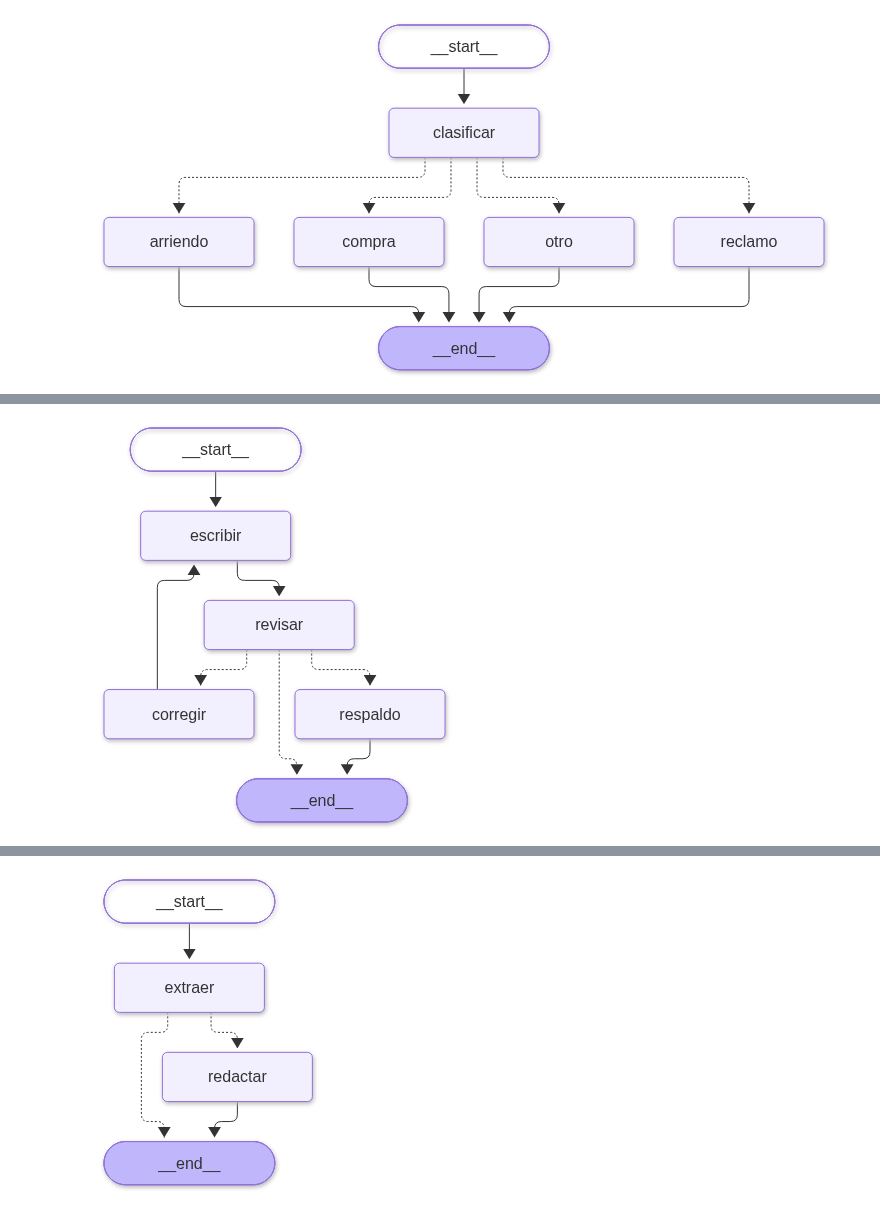
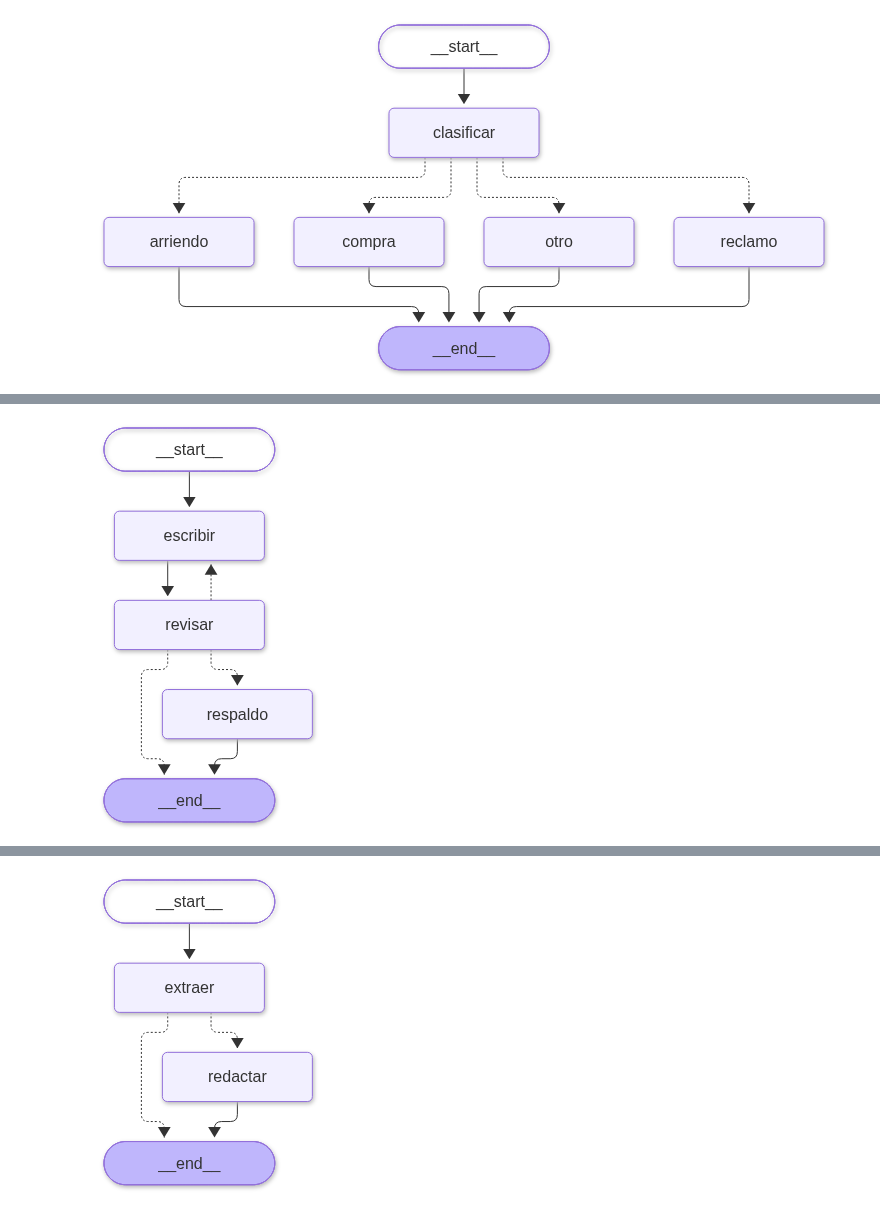
Before and after one commit to JeroHoyos/charla-agentica, a Jupyter notebook: practica/04_patrones.ipynb, the cells around one changed output, grey strips where cells are left out. Cells and saved outputs as stored; diff of their text form; code cells hidden in the pictures.

```diff
--- a/practica/04_patrones.ipynb
+++ b/practica/04_patrones.ipynb
@@ -259,72 +183,70 @@ La respuesta se revisa antes de salir y, si falla, vuelve al modelo con el error
 
 <img src="assets/diagramas/guardrail_salida.png" width="760"/>
 # %%
-class Anuncio(BaseModel):  # 1. Estructura: el esquema
-    titulo: str
-    texto: str
+import re
 
 
-def revisar_anuncio(anuncio: Anuncio) -> list[str]:
-    errores = []
-    if re.search(r"\d{3} \d{3} \d{4}", anuncio.texto):  # 2. Política: sin teléfonos personales
-        errores.append("No publiques teléfonos personales: di que escriban a la inmobiliaria.")
-    if len(anuncio.texto.split()) > 60:  # 3. Negocio: máximo 60 palabras
-        errores.append("El texto pasa de 60 palabras.")
-    return errores
+FICHA = """
+APARTAMENTO 101, LAURELES (MEDELLÍN)
+
+Precio:          380.000.000 pesos
+Administración:  420.000 pesos al mes
+Alcobas:         3
+Baños:           2
+Área:            92 m²
+Piso:            4, en un edificio sin ascensor construido en 1998
+Parqueadero:     cubierto
+Mascotas:        sí
+Cocina:          remodelada en 2023
+Reparaciones:    en 2024 se arregló una humedad en el baño social
+Asesora:         Mariana Restrepo, teléfono 300 123 4501
+"""
 
 
-REDACTOR = """Eres redactor inmobiliario.
-    - Escribe un anuncio con esta ficha.
-    - Incluye cómo contactar a la asesora."""
-
-
-class EstadoSalida(TypedDict):
-    mensajes: list
-    anuncio: Anuncio
-    errores: list[str]
+class Estado(TypedDict):
+    anuncio: str
+    error: str  # vacío si pasa
     intentos: int
 
 
-def escribir(estado: EstadoSalida):
-    anuncio = modelo.with_structured_output(Anuncio).invoke(estado["mensajes"])
-    return {"anuncio": anuncio, "intentos": estado.get("intentos", 0) + 1}
+def escribir(estado: Estado):
+    pedido = f"Escribe un anuncio corto con esta ficha e incluye cómo contactar a la asesora:\n{FICHA}"
+    if estado.get("error"):
+        pedido += f"\n\nCorrige este error: {estado['error']}"  # vuelve con el error
+    return {"anuncio": modelo.invoke(pedido).text, "intentos": estado["intentos"] + 1}
 
 
-def revisar(estado: EstadoSalida):
-    errores = revisar_anuncio(estado["anuncio"])
-    print(f"Intento {estado['intentos']}: {errores or 'pasa'}")
-    return {"errores": errores}
+def revisar(estado: Estado):
+    """Con código: el anuncio no puede llevar teléfonos."""
+    telefono = re.search(r"\d{3} \d{3} \d{4}", estado["anuncio"])
+    error = "No publiques teléfonos: di que escriban a la inmobiliaria." if telefono else ""
+    print(f"Intento {estado['intentos']}: {error or 'pasa'}")
+    return {"error": error}
 
 
-def corregir(estado: EstadoSalida):
-    pedido = "Corrige esto:\n" + "\n".join(estado["errores"])
-    return {"mensajes": estado["mensajes"] + [AIMessage(estado["anuncio"].model_dump_json()), HumanMessage(pedido)]}
+def respaldo(estado: Estado):
+    return {"anuncio": "Estamos actualizando este anuncio."}
 
 
-def respaldo(estado: EstadoSalida):
-    return {"anuncio": Anuncio(titulo="", texto="Estamos actualizando este anuncio.")}
+def siguiente(estado: Estado):
+    if not estado["error"]:
+        return END
+    return "escribir" if estado["intentos"] < 3 else "respaldo"  # máximo 3 intentos
 
 
-def siguiente(estado: EstadoSalida):
-    if not estado["errores"]:
-        return END
-    return "respaldo" if estado["intentos"] >= 3 else "corregir"  # máximo 3 intentos
-
-
-grafo = StateGraph(EstadoSalida)
+grafo = StateGraph(Estado)
 grafo.add_node("escribir", escribir)
 grafo.add_node("revisar", revisar)
-grafo.add_node("corregir", corregir)
 grafo.add_node("respaldo", respaldo)
+
 grafo.add_edge(START, "escribir")
 grafo.add_edge("escribir", "revisar")
-grafo.add_conditional_edges("revisar", siguiente, ["corregir", "respaldo", END])
-grafo.add_edge("corregir", "escribir")
+grafo.add_conditional_edges("revisar", siguiente, ["escribir", "respaldo", END])
 grafo.add_edge("respaldo", END)
 
 guardrail_salida = grafo.compile()
 
-ver(guardrail_salida)
+Image(guardrail_salida.get_graph().draw_mermaid_png(max_retries=5, retry_delay=2))
 # %% [output]
-[figure, old version]
+[figure, new version]
 # %%
```
Also changed, not shown: parts of 27 cells of this notebook, 19 other files.
